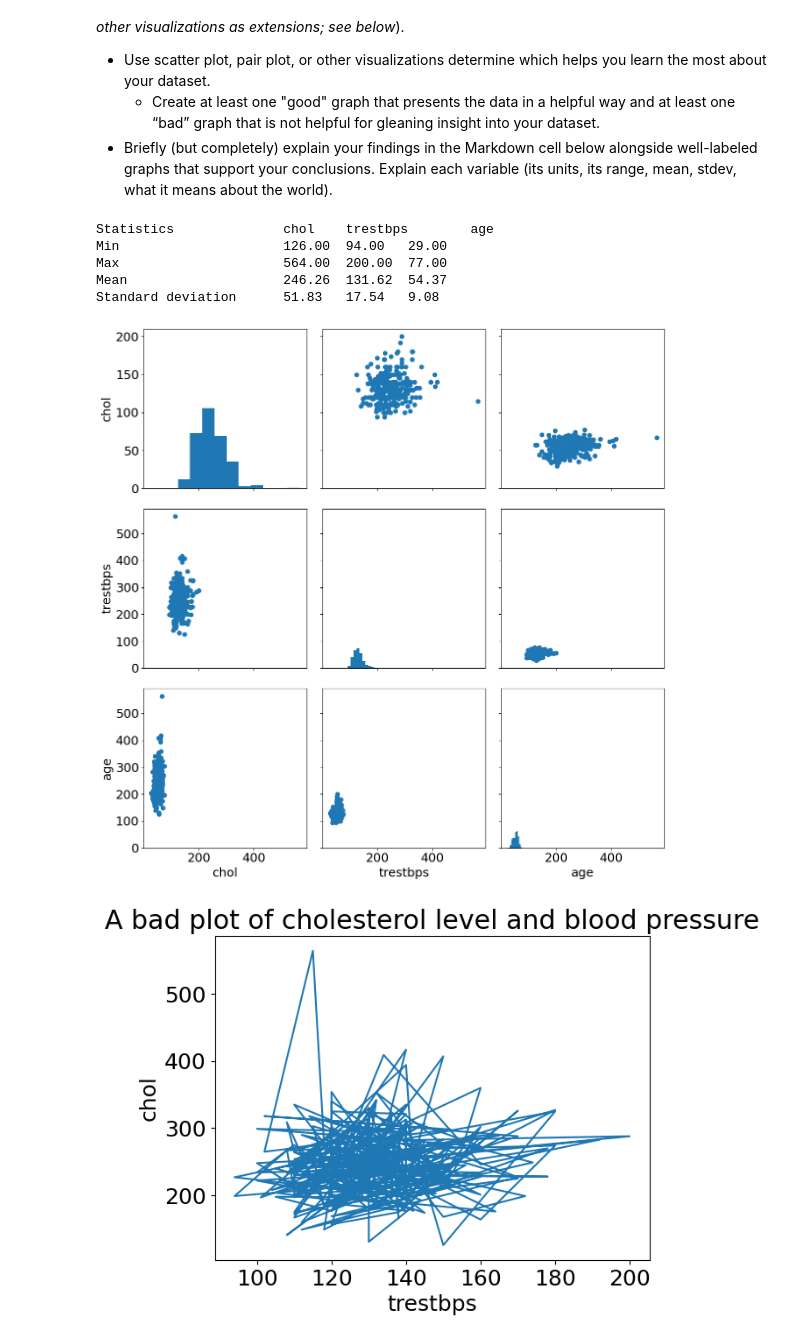
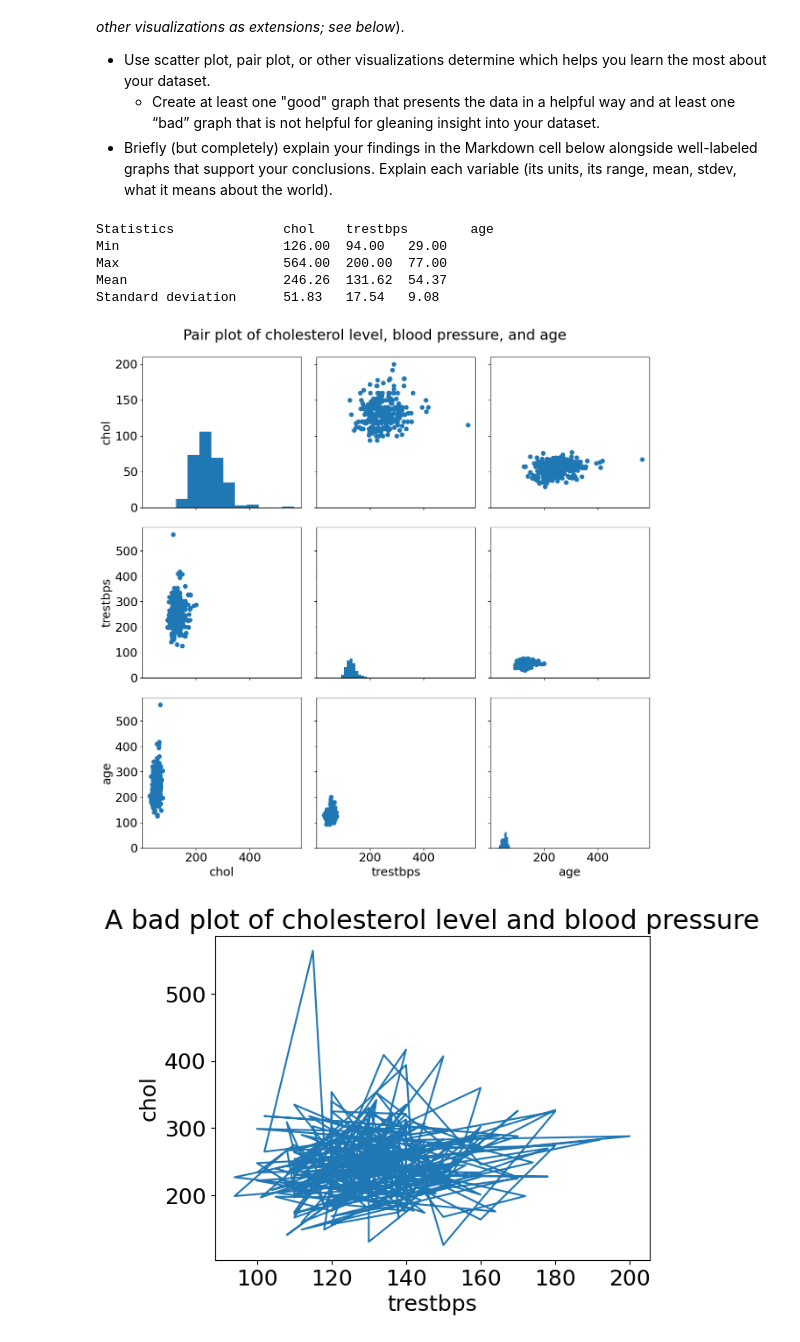
Before and after one commit to dnnguy23/cs251_project1, a Jupyter notebook: analysis.ipynb, the cells around one changed output. Drawn from its saved outputs; the diff is of its cells as text; code cells hidden in the pictures.

```diff
--- a/analysis.ipynb
+++ b/analysis.ipynb
@@ -516,31 +520,31 @@ Analyze one real-world dataset of your choice: [e.g. wine quality dataset, Old F
 # %%
 # Code to import your dataset and create visualizations here
 heart_filename = "data/heart.csv"
 heart_data = Data(heart_filename)
 heart_an = Analysis(heart_data)
 
 # compute summary statistics
 variables = ["chol", "trestbps", "age"]
 min1, min2, min3 = heart_an.min(variables)
 max1, max2, max3 = heart_an.max(variables)
 mean1, mean2, mean3 = heart_an.mean(variables)
 sd1, sd2, sd3 = heart_an.std(variables)
 
 print(f"Statistics\t\t{variables[0]}\t{variables[1]}\t{variables[2]}")
 print(f"Min\t\t\t{min1:.2f}\t{min2:.2f}\t{min3:.2f}")
 print(f"Max\t\t\t{max1:.2f}\t{max2:.2f}\t{max3:.2f}")
 print(f"Mean\t\t\t{mean1:.2f}\t{mean2:.2f}\t{mean3:.2f}")
 print(f"Standard deviation\t{sd1:.2f}\t{sd2:.2f}\t{sd3:.2f}")
 
-fig, axes = heart_an.pair_plot(variables)
+fig, axes = heart_an.pair_plot(variables, title = "Pair plot of cholesterol level, blood pressure, and age")
 heart_an.show()
 # %% [output]
 Statistics              chol    trestbps        age
 Min                     126.00  94.00   29.00
 Max                     564.00  200.00  77.00
 Mean                    246.26  131.62  54.37
 Standard deviation      51.83   17.54   9.08
-[figure, old version]
+[figure, new version]
 # %%
 # bad plot
 trestbps = heart_data.select_data(["trestbps"])
```
Also changed, not shown: parts of 3 cells of this notebook.
